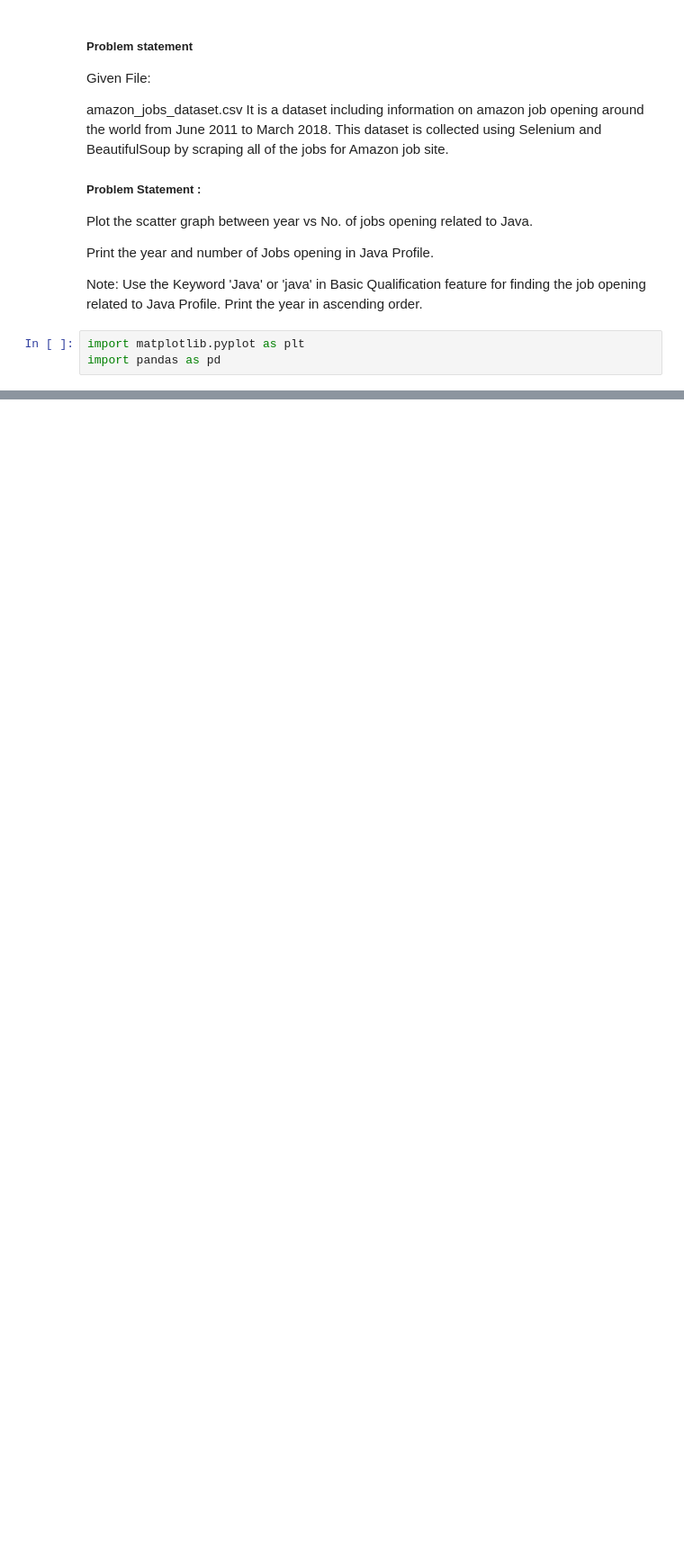
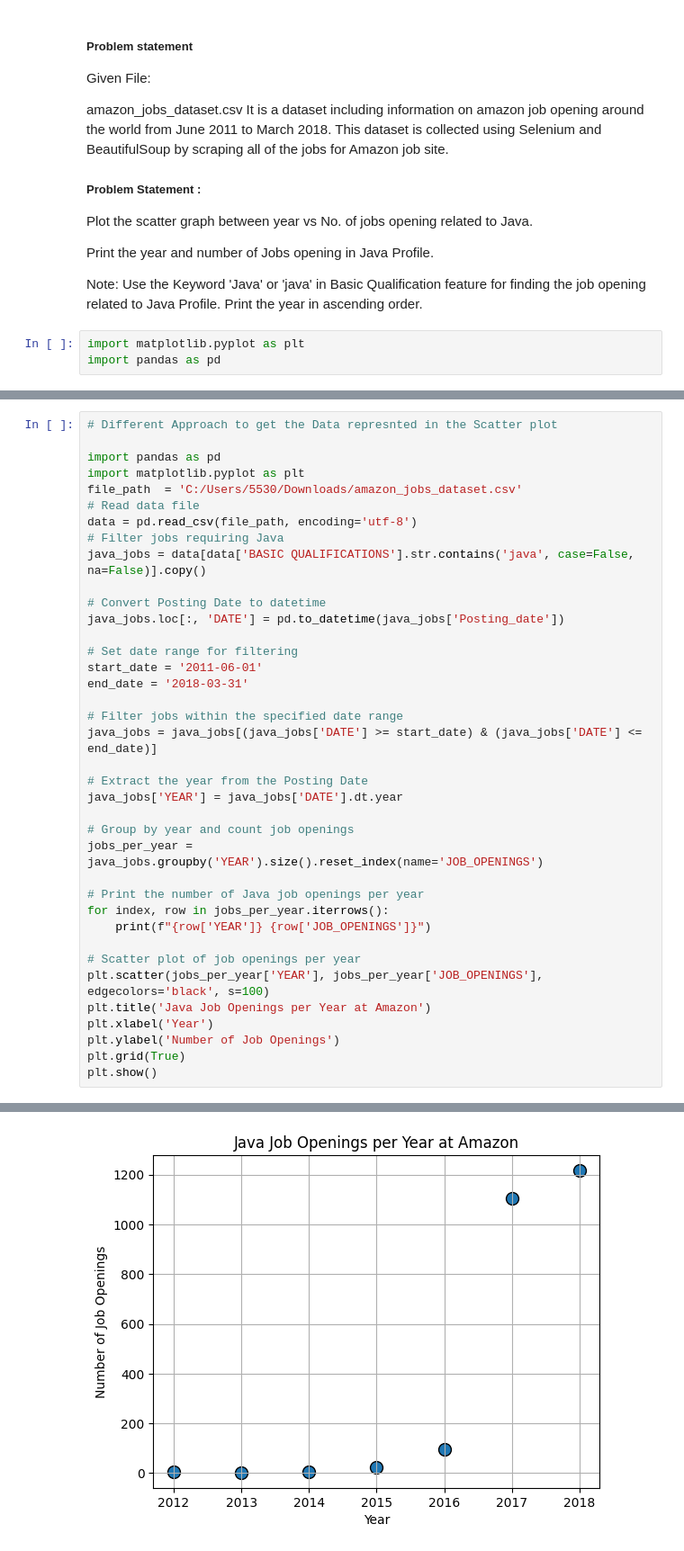
Before and after one commit to SauhardSHukla/Matplotlib_Practice, a Jupyter notebook: Practice_Questions/Amazon_Jobs_Java.ipynb, the cells around one changed output, grey strips where cells are left out. Shown: that part at 90% size. Saved outputs shown, nothing was run; the diff lists cells and outputs as text; blank space fills up the shorter version.

Commit message:
Adding the Practice_Questions related to Amazon Dataset

```diff
--- a/Practice_Questions/Amazon_Jobs_Java.ipynb
+++ b/Practice_Questions/Amazon_Jobs_Java.ipynb
@@ -67,3 +64,42 @@ for i,x in value_of_date.items():
 2016 95
 2017 1104
 2018 1217
+# %%
+# Different Approach to get the Data represnted in the Scatter plot
+
+import pandas as pd
+import matplotlib.pyplot as plt
+file_path  = 'C:/Users/5530/Downloads/amazon_jobs_dataset.csv'
+# Read data file
+data = pd.read_csv(file_path, encoding='utf-8')
+# Filter jobs requiring Java
+java_jobs = data[data['BASIC QUALIFICATIONS'].str.contains('java', case=False, na=False)].copy()
+
+# Convert Posting Date to datetime
+java_jobs.loc[:, 'DATE'] = pd.to_datetime(java_jobs['Posting_date'])
+
+# Set date range for filtering
+start_date = '2011-06-01'
+end_date = '2018-03-31'
+
+# Filter jobs within the specified date range
+java_jobs = java_jobs[(java_jobs['DATE'] >= start_date) & (java_jobs['DATE'] <= end_date)]
+
+# Extract the year from the Posting Date
+java_jobs['YEAR'] = java_jobs['DATE'].dt.year
+
+# Group by year and count job openings
+jobs_per_year = java_jobs.groupby('YEAR').size().reset_index(name='JOB_OPENINGS')
+
+# Print the number of Java job openings per year
+for index, row in jobs_per_year.iterrows():
+    print(f"{row['YEAR']} {row['JOB_OPENINGS']}")
+
+# Scatter plot of job openings per year
+plt.scatter(jobs_per_year['YEAR'], jobs_per_year['JOB_OPENINGS'], edgecolors='black', s=100)
+plt.title('Java Job Openings per Year at Amazon')
+plt.xlabel('Year')
+plt.ylabel('Number of Job Openings')
+plt.grid(True)
+plt.show()
+# %% [output]
@@ -69,0 +113 @@ for i,x in value_of_date.items():
+[figure, added]
```
Also changed, not shown: parts of 2 cells of this notebook.
